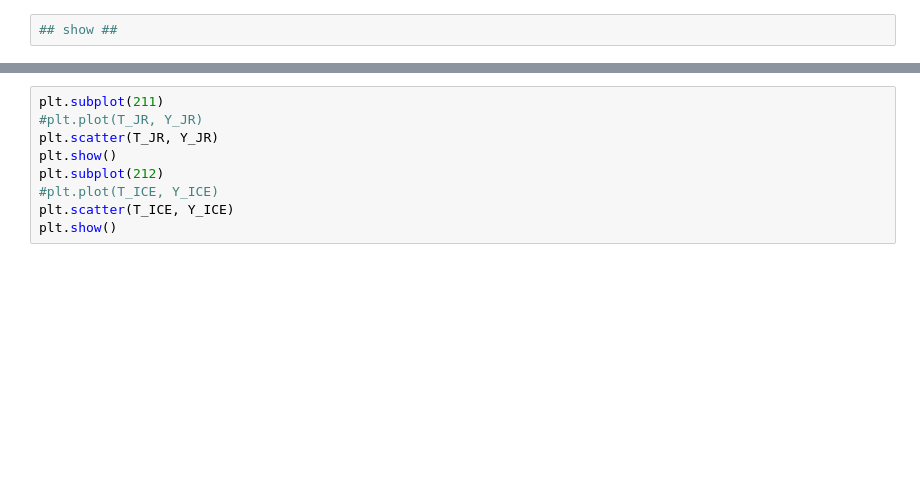
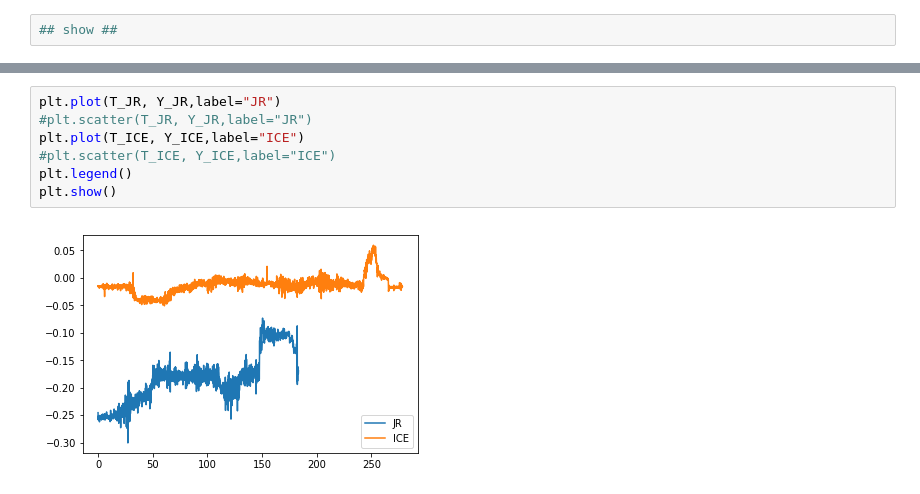
Before and after one commit to soyaoki/Analysis-of-Acceleration, a Jupyter notebook: JR_vs_ICE.ipynb, the cells around one changed output, grey strips where cells are left out. Cells and saved outputs as stored; diff of their text form; blank space fills up the shorter version.

```diff
--- a/JR_vs_ICE.ipynb
+++ b/JR_vs_ICE.ipynb
@@ -177,12 +210,12 @@ L2Norm(X_JR,X_ICE)
 # %%
-plt.subplot(211)
-#plt.plot(T_JR, Y_JR)
-plt.scatter(T_JR, Y_JR)
+plt.plot(T_JR, Y_JR,label="JR")
+#plt.scatter(T_JR, Y_JR,label="JR")
+plt.plot(T_ICE, Y_ICE,label="ICE")
+#plt.scatter(T_ICE, Y_ICE,label="ICE")
+plt.legend()
 plt.show()
-plt.subplot(212)
-#plt.plot(T_ICE, Y_ICE)
-plt.scatter(T_ICE, Y_ICE)
-plt.show()
+# %% [output]
+[figure, added]
 # %%
 ave = mean(Y_JR)
 sigma = stdev(Y_JR)
```
Also changed, not shown: parts of 31 cells of this notebook.
